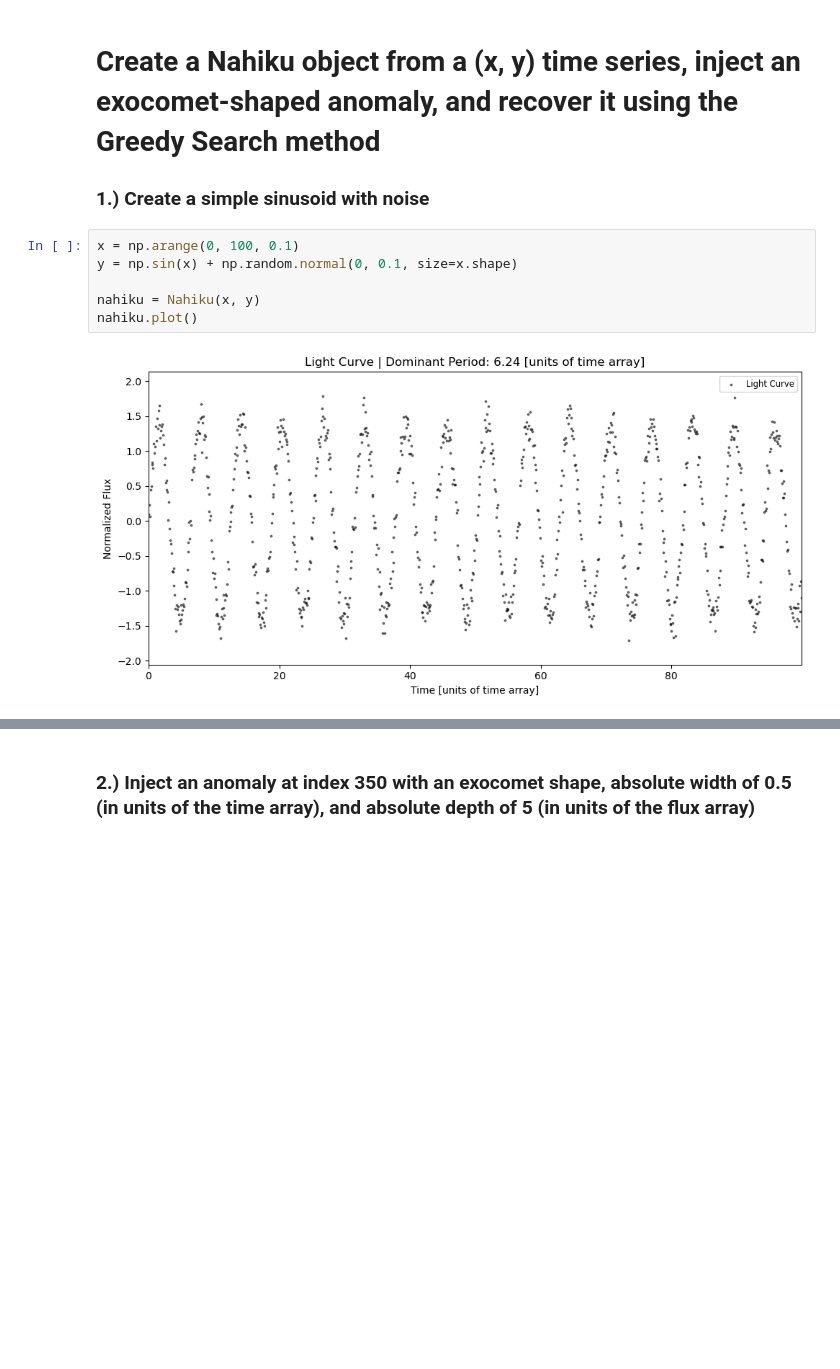
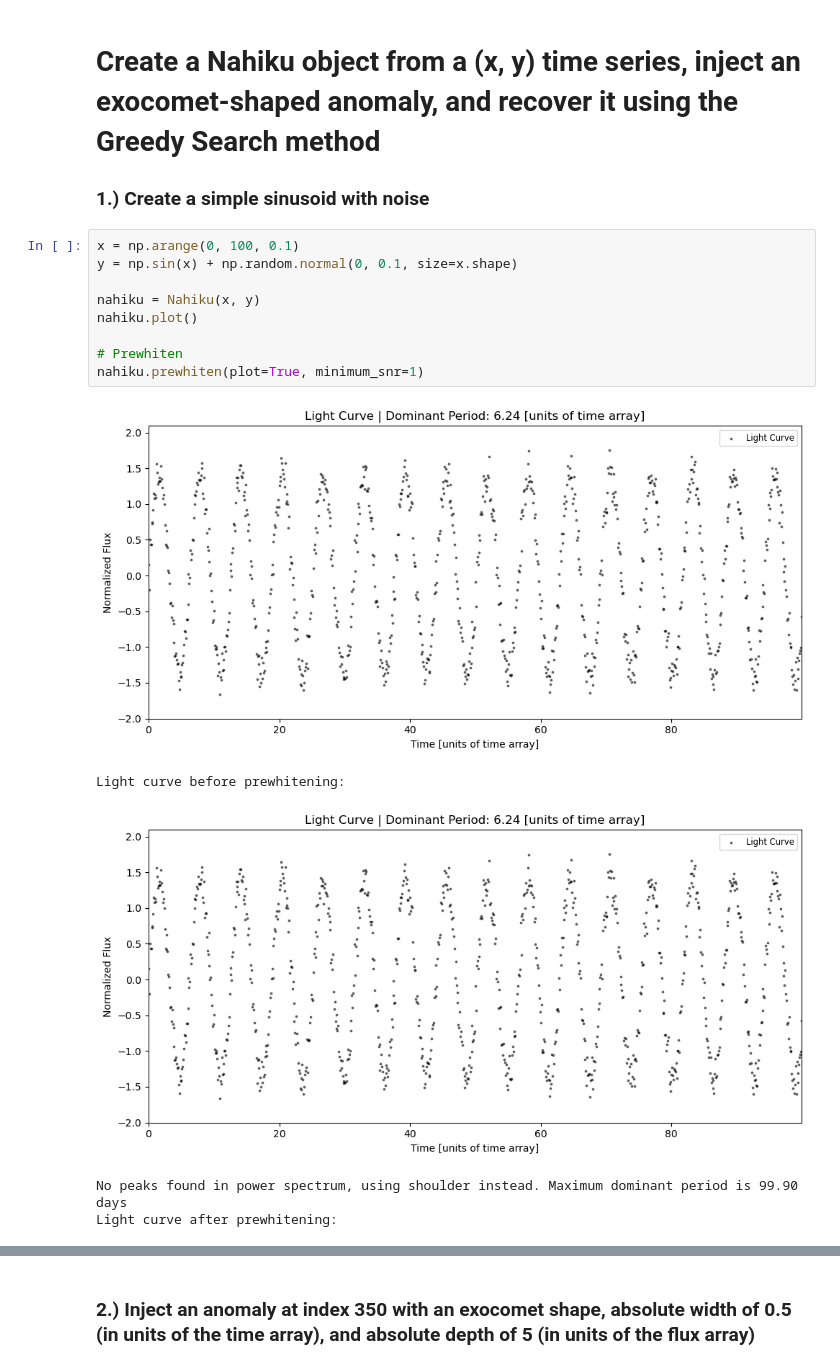
Before and after one commit to linneawolniewicz/nahiku, a Jupyter notebook: synthetic_lightcurve_example.ipynb, the cells around one changed output, grey strips where cells are left out. Drawn from its saved outputs; the diff is of its cells as text; blank space fills up the shorter version.

```diff
--- a/synthetic_lightcurve_example.ipynb
+++ b/synthetic_lightcurve_example.ipynb
@@ -12,8 +12,15 @@ from nahiku import Nahiku
 # %%
 x = np.arange(0, 100, 0.1)
 y = np.sin(x) + np.random.normal(0, 0.1, size=x.shape)
 
 nahiku = Nahiku(x, y)
 nahiku.plot()
+
+# Prewhiten
+nahiku.prewhiten(plot=True, minimum_snr=1)
 # %% [output]
-[figure, old version]
+[figure, new version]
+Light curve before prewhitening:
+[figure, added]
+No peaks found in power spectrum, using shoulder instead. Maximum dominant period is 99.90 days
+Light curve after prewhitening:
```
Also changed, not shown: parts of 10 cells of this notebook, 15 other files.
